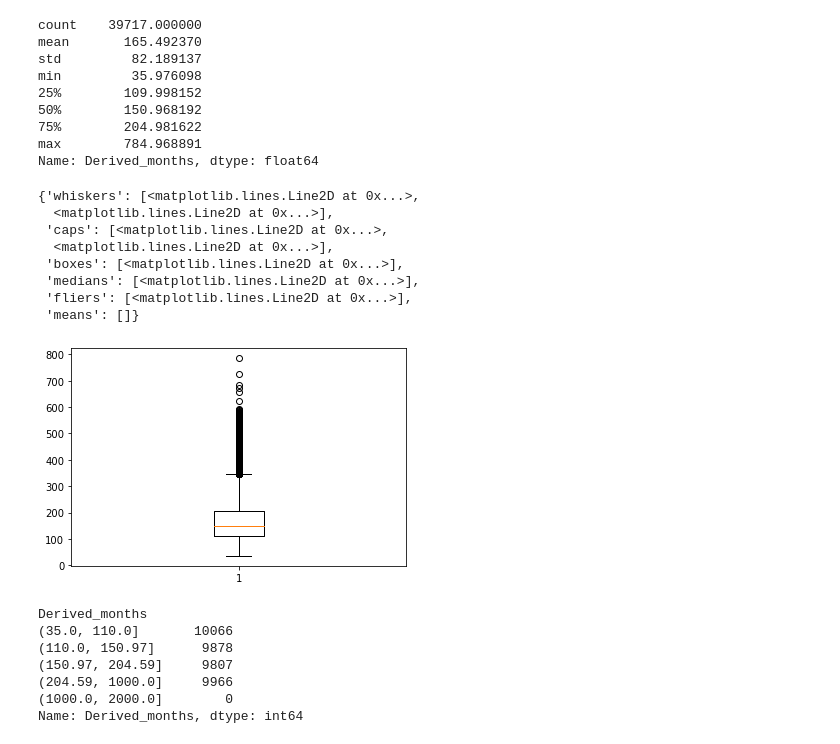
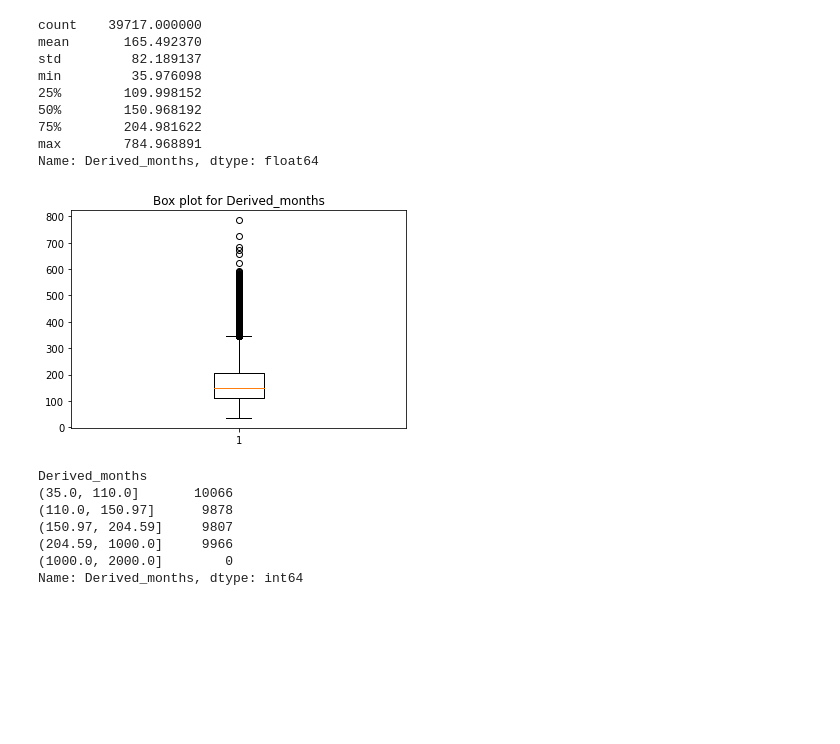
Before and after one commit to praveenainala/Lending-Club-Case-Study, a Jupyter notebook: Praveen_Aniket_EDA Case Study.ipynb, the cells around one changed output. Cells and saved outputs as stored; diff of their text form; code cells hidden in the pictures; blank space fills up the shorter version.

```diff
--- a/Praveen_Aniket_EDA Case Study.ipynb
+++ b/Praveen_Aniket_EDA Case Study.ipynb
@@ -515,9 +509,10 @@ app_data2['issue_d_updated'].value_counts()
 2007-06-01       1
 Name: issue_d_updated, dtype: int64
 # %%
-# Column with only Issue Month Number for analyisis on sesanolity
+# Column with only Issue Month Number and Year Number for analyisis on sesanolity
 
 app_data2['issue_d_month'] = pd.to_datetime(app_data2['issue_d_updated']).dt.month
+app_data2['issue_d_year'] = pd.to_datetime(app_data2['issue_d_updated']).dt.year
 # %%
 app_data2['issue_d_month'].value_counts().sort_values(ascending=True)
 # %% [output]
@@ -588,17 +583,10 @@ max        784.968891
 Name: Derived_months, dtype: float64
 # %%
 plt.boxplot(app_data2.Derived_months)
-# plt.show()
+plt.title('Box plot for Derived_months')
+plt.show()
 # %% [output]
-{'whiskers': [<matplotlib.lines.Line2D at 0x...>,
-  <matplotlib.lines.Line2D at 0x...>],
- 'caps': [<matplotlib.lines.Line2D at 0x...>,
-  <matplotlib.lines.Line2D at 0x...>],
- 'boxes': [<matplotlib.lines.Line2D at 0x...>],
- 'medians': [<matplotlib.lines.Line2D at 0x...>],
- 'fliers': [<matplotlib.lines.Line2D at 0x...>],
- 'means': []}
-[figure, old version]
+[figure, new version]
 # %%
 # Binning for analysis purposes
 bins = [35,110.00, 150.97,204.59,1000,2000]
```
Also changed, not shown: parts of 32 cells of this notebook.
